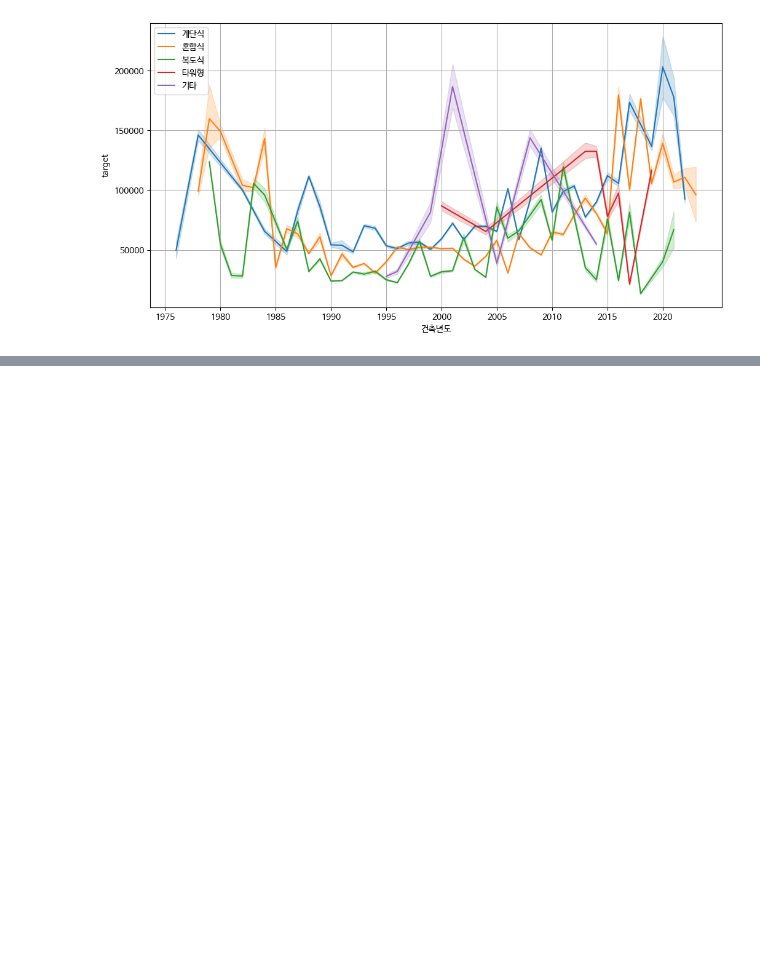
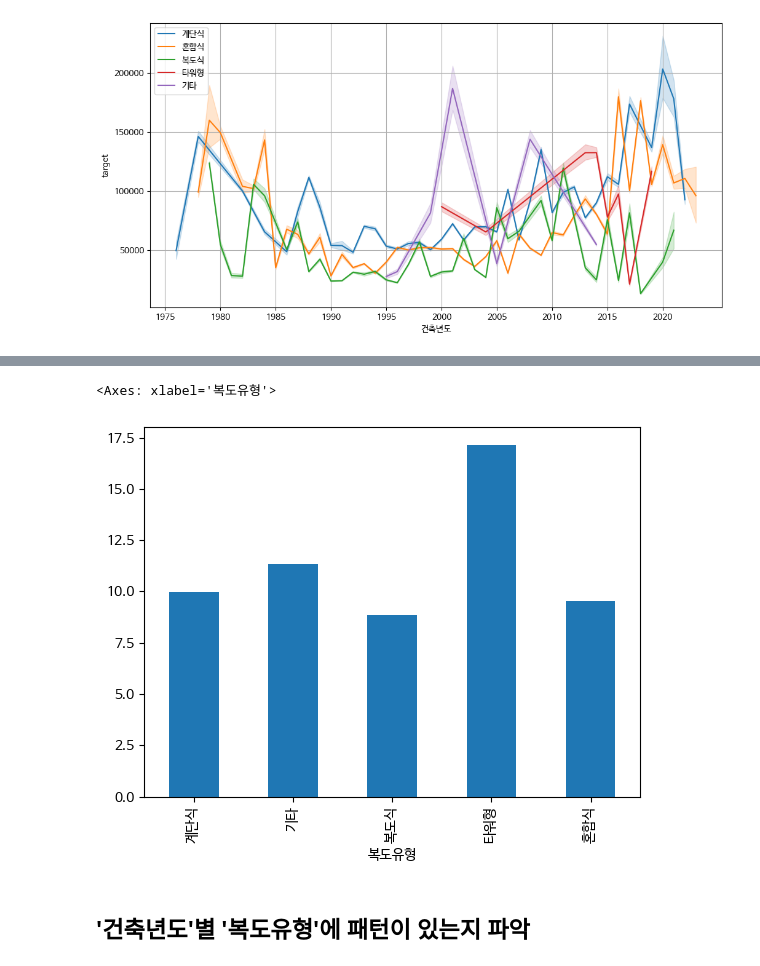
Before and after one commit to UpstageAILab/upstage-ml-regression-07, a Jupyter notebook: house_price_pred/notebooks/01-lyh-initial_eda.ipynb, the cells around one changed output, grey strips where cells are left out. Cells and saved outputs as stored; diff of their text form; code cells hidden in the pictures; blank space fills up the shorter version.

```diff
--- a/house_price_pred/notebooks/01-lyh-initial_eda.ipynb
+++ b/house_price_pred/notebooks/01-lyh-initial_eda.ipynb
@@ -392,0 +590,7 @@ Name: 19586, dtype: object
+# %%
+df_selec.groupby('복도유형')['층'].mean().plot(kind='bar')
+# %% [output]
+<Axes: xlabel='복도유형'>
+[figure, added]
+# %% [markdown]
+## '건축년도'별 '복도유형'에 패턴이 있는지 파악
```
Also changed, not shown: parts of 37 cells of this notebook.
